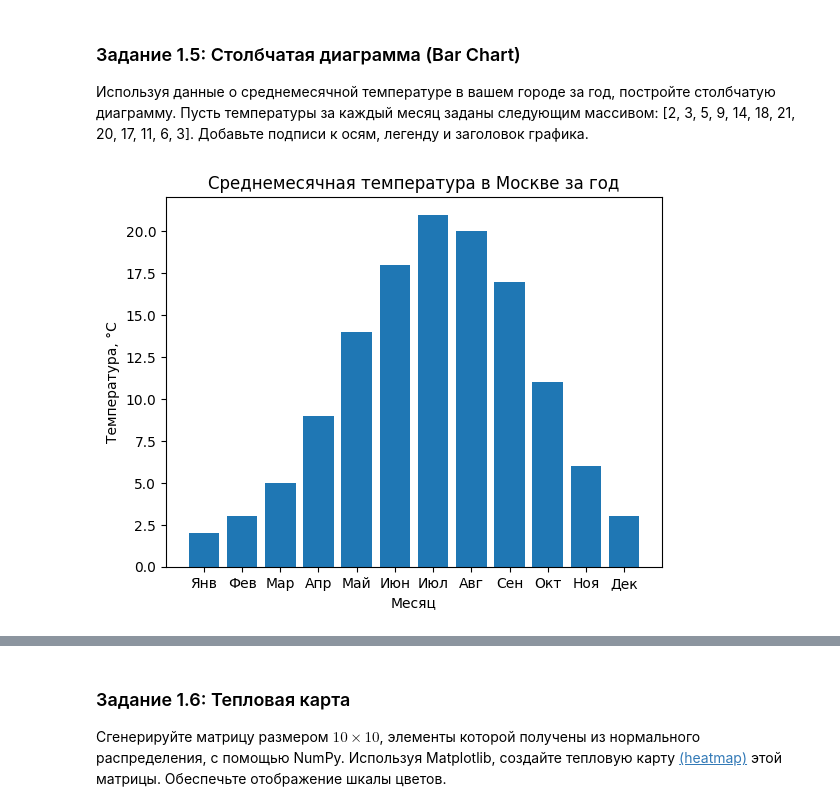
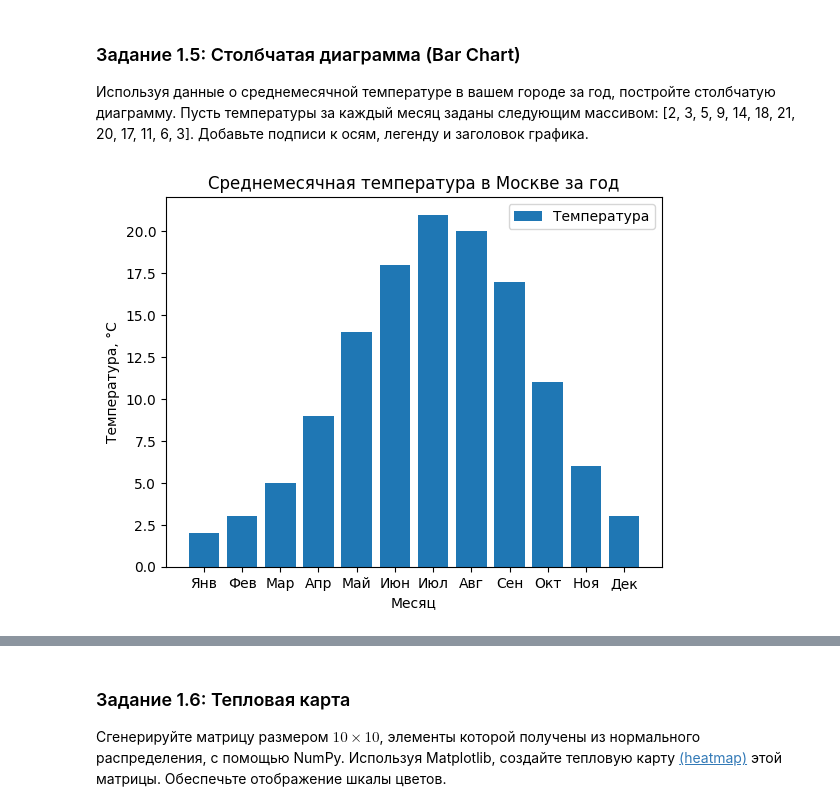
Before and after one commit to GDVevo/ml_uni, a Jupyter notebook: Практическая_работа_№2_Matplotlib_Plotly.ipynb, the cells around one changed output, grey strips where cells are left out. Saved outputs shown, nothing was run; the diff lists cells and outputs as text; code cells hidden in the pictures.

```diff
--- a/Практическая_работа_№2_Matplotlib_Plotly.ipynb
+++ b/Практическая_работа_№2_Matplotlib_Plotly.ipynb
@@ -83,15 +83,18 @@ plt.show()
 Используя данные о среднемесячной температуре в вашем городе за год, постройте столбчатую диаграмму. Пусть температуры за каждый месяц заданы следующим массивом: [2, 3, 5, 9, 14, 18, 21, 20, 17, 11, 6, 3]. Добавьте подписи к осям, легенду и заголовок графика.
 # %%
 # Ваш код
+import numpy as np
+import matplotlib.pyplot as plt
 arr = [2, 3, 5, 9, 14, 18, 21, 20, 17, 11, 6, 3]
 months = ["Янв", "Фев", "Мар", "Апр", "Май", "Июн", "Июл", "Авг", "Сен", "Окт", "Ноя", "Дек"]
 plt.bar(months, arr, label="Температура")
 plt.ylabel("Температура, °C")
 plt.xlabel("Месяц")
 plt.title("Среднемесячная температура в Москве за год")
+plt.legend()
 plt.show()
 # %% [output]
-[figure, old version]
+[figure, new version]
 # %% [markdown]
 ![image.png](embedded-picture-1)
 # %% [markdown]
```
